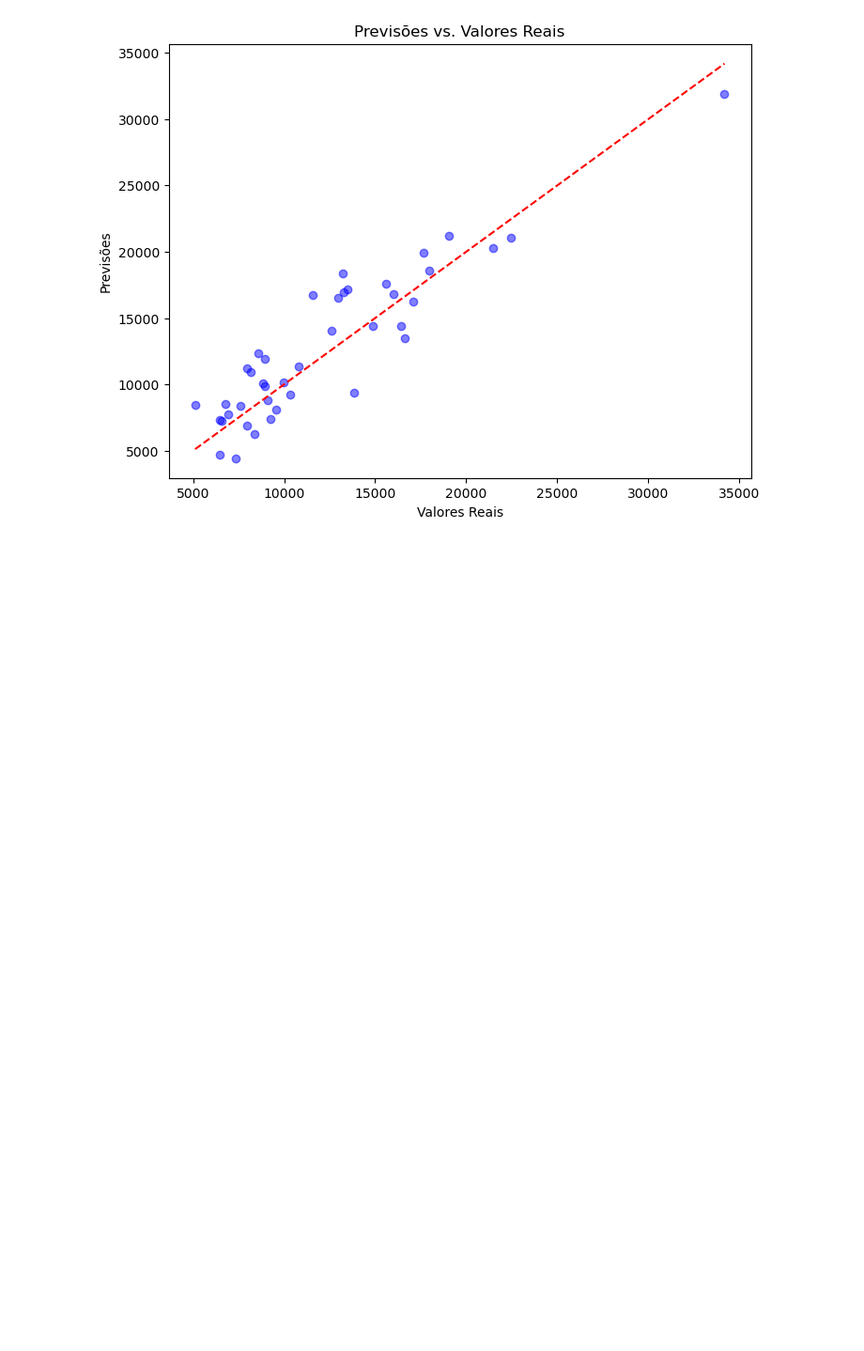
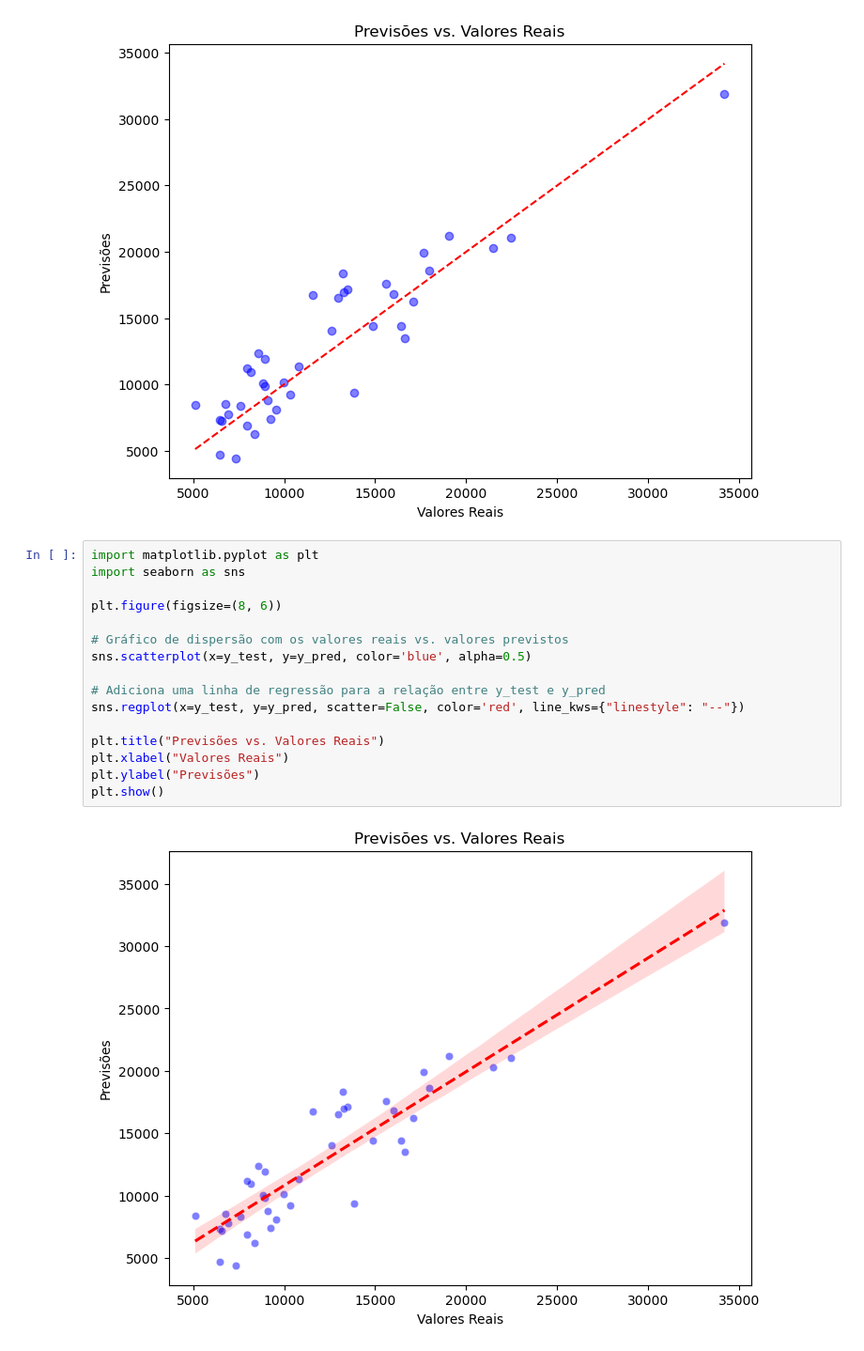
Before and after one commit to ianbitt/Linear_Reg, a Jupyter notebook: CarPriceLR/CarPrice.ipynb, the cells around one changed output. Shown at 94% size. Drawn from its saved outputs; the diff is of its cells as text; blank space fills up the shorter version.

```diff
--- a/CarPriceLR/CarPrice.ipynb
+++ b/CarPriceLR/CarPrice.ipynb
@@ -177,3 +179,21 @@ plt.ylabel("Previsões")
 plt.show()
 # %% [output]
 [figure]
+# %%
+import matplotlib.pyplot as plt
+import seaborn as sns
+
+plt.figure(figsize=(8, 6))
+
+# Gráfico de dispersão com os valores reais vs. valores previstos
+sns.scatterplot(x=y_test, y=y_pred, color='blue', alpha=0.5)
+
+# Adiciona uma linha de regressão para a relação entre y_test e y_pred
+sns.regplot(x=y_test, y=y_pred, scatter=False, color='red', line_kws={"linestyle": "--"})
+
+plt.title("Previsões vs. Valores Reais")
+plt.xlabel("Valores Reais")
+plt.ylabel("Previsões")
+plt.show()
+# %% [output]
+[figure, added]
```
Also changed, not shown: parts of 1 cell of this notebook, 4 other files.
